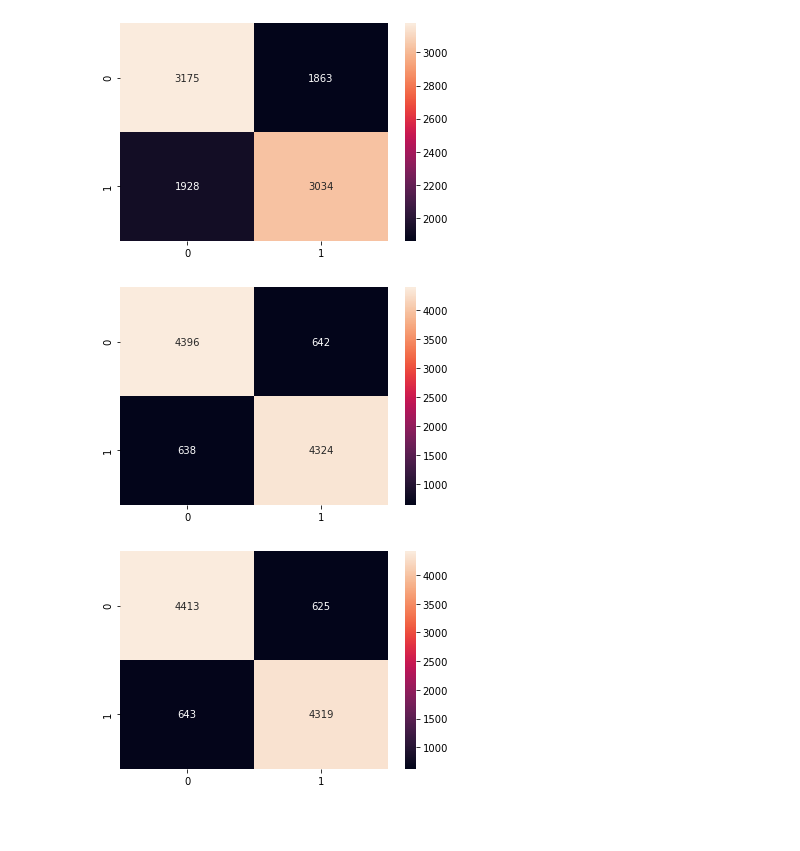
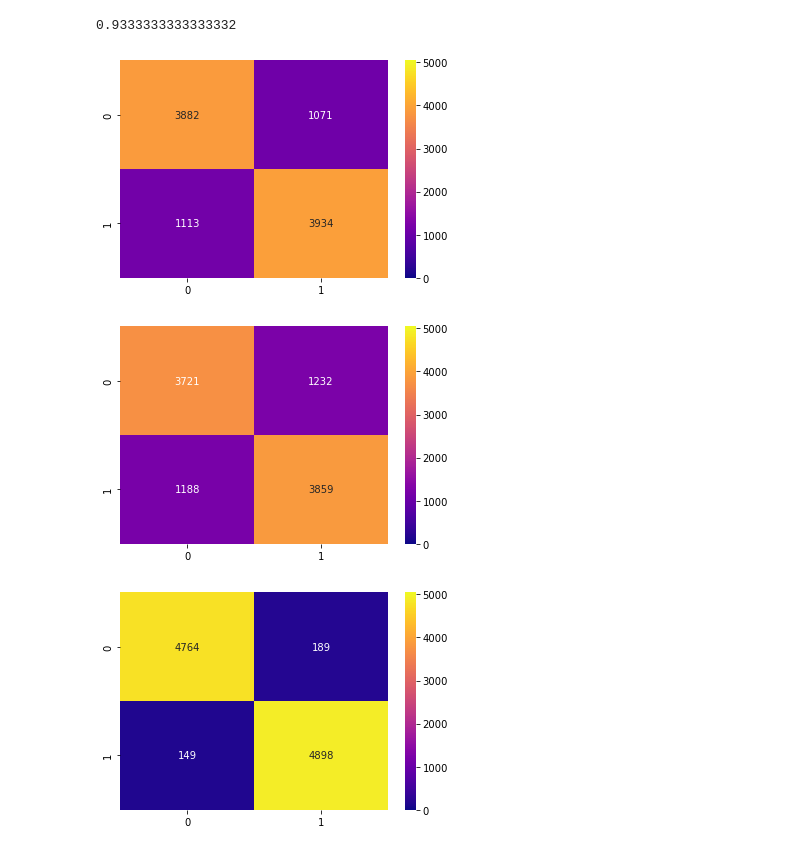
Before and after one commit to PabloIsCoding/simulated_worlds, a Jupyter notebook: Extremizing.ipynb, the cells around one changed output. Saved outputs shown, nothing was run; the diff lists cells and outputs as text; code cells hidden in the pictures; blank space fills up the shorter version.

Commit message:
add extremizing functions, contour plot, brier score table

```diff
--- a/Extremizing.ipynb
+++ b/Extremizing.ipynb
@@ -8,6 +8,18 @@ from sklearn.metrics import confusion_matrix, mean_squared_error
 # %%
 def logit(p):
     return np.log(p/(1-p))
+
+def extremize2d(x, y, a=1):
+    return (x*y)**a/((x*y)**a + ((1-x)*(1-y))**a)
+
+def extremize(predictions_array, a=1):
+    """
+    predictions_array (n, p): n is the number of forecasts, p is the number of forecasters
+    """
+    # Logic of the code: transposing does nothing if it's a 1D array
+    # Also, axis=0 exists for both 1D arrays and 2D
+    Π = np.product(predictions_array.T, axis=0)
+    return Π**a/(Π**a+np.product(1-predictions_array.T, axis=0)**a)
 
 def original_brier_score(forecast, actual_outcome, category_size=0.005):
     bins = np.arange(0, 1+category_size, category_size)
@@ -42,7 +54,7 @@ cov = [[1, ρ12, ρ13], # Note that I can get away with using correlations as co
        [ρ13, ρ23, 1]]
 μ = np.zeros(3)
 
-β = np.array([0.3, 0.4, 4])
+β = np.array([10, 10, 10])
 
 samples = generate_logit_samples(μ, cov, 0, β, N=10_000)
 
@@ -127,12 +144,16 @@ dtype: float64
+# %%
+extremize(np.array([0.6, 0.7, 0.8]))
+# %% [output]
+0.9333333333333332
 # %%
-sns.heatmap(confusion_matrix(samples['y'], np.round(p2)), annot=True, fmt='g');
+sns.heatmap(confusion_matrix(samples['y'], np.round(p2)), annot=True, fmt='g', vmin=0, vmax=samples['y'].sum(), cmap='plasma');
 # %% [output]
-[figure, old version]
+[figure, new version]
 # %%
-sns.heatmap(confusion_matrix(samples['y'], np.round(p3)), annot=True, fmt='g');
+sns.heatmap(confusion_matrix(samples['y'], np.round(p3)), annot=True, fmt='g', vmin=0, vmax=samples['y'].sum(), cmap='plasma');
 # %% [output]
-[figure, old version]
+[figure, new version]
 # %%
-sns.heatmap(confusion_matrix(samples['y'], np.round(p)), annot=True, fmt='g');
+sns.heatmap(confusion_matrix(samples['y'], np.round(p)), annot=True, fmt='g', vmin=0, vmax=samples['y'].sum(), cmap='plasma');
 # %% [output]
-[figure, old version]
+[figure, new version]
```
Also changed, not shown: parts of 8 cells of this notebook.
